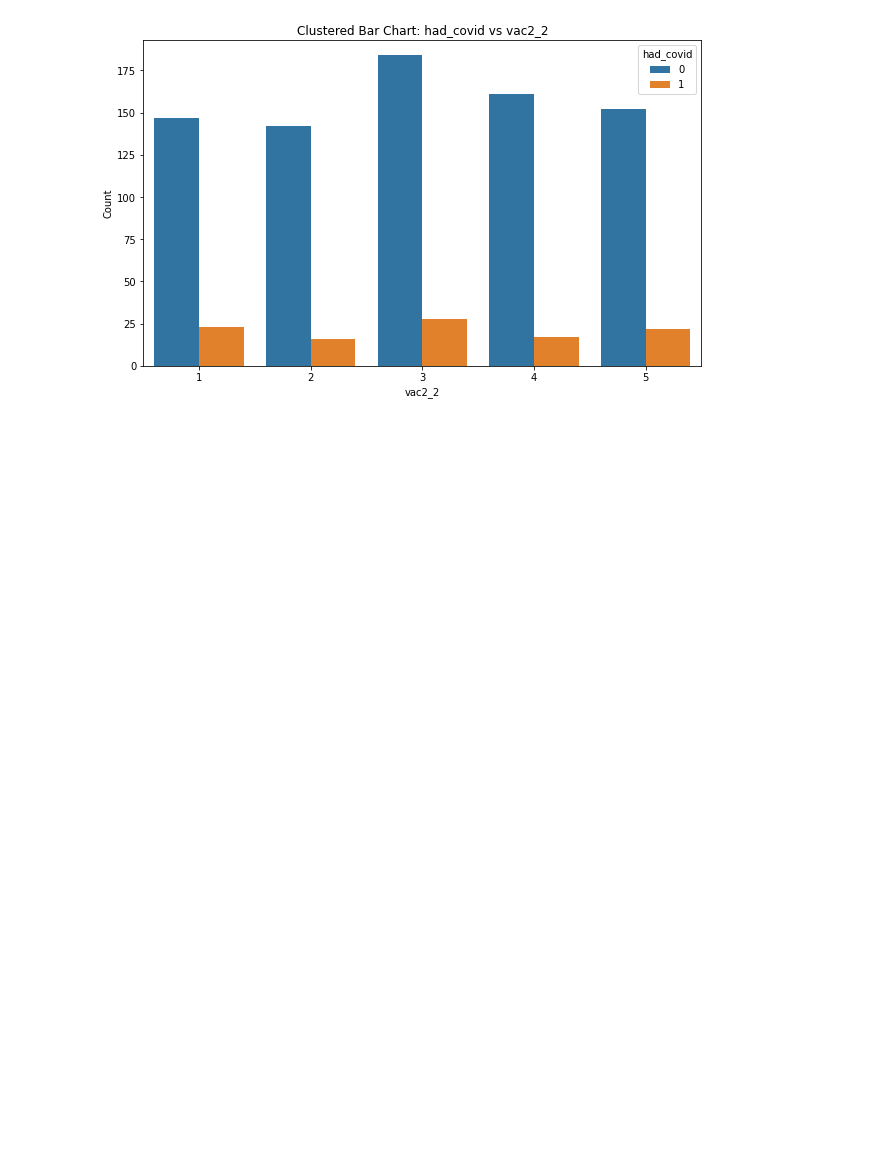
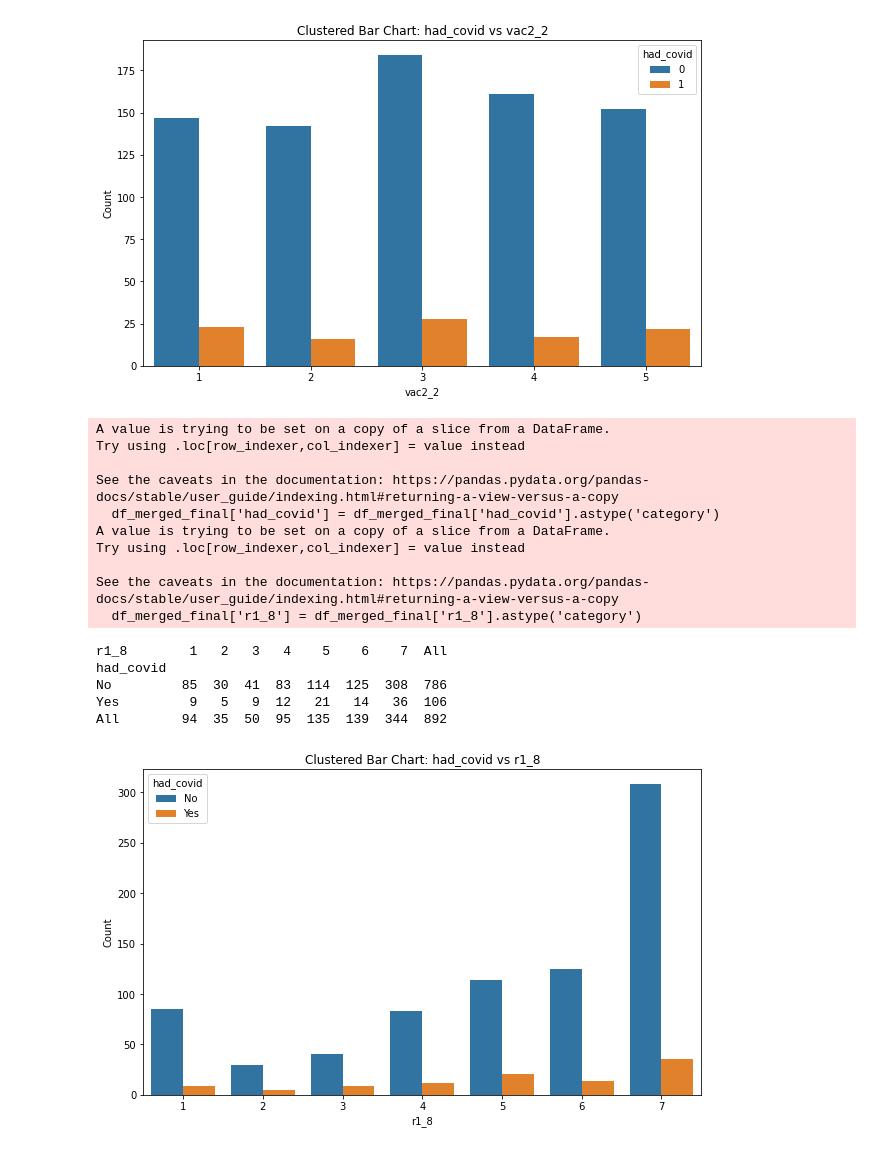
Before and after one commit to eren006/team_11_ML_gp1, a Jupyter notebook: ML_Analytics_GA1.ipynb, the cells around one changed output. Cells and saved outputs as stored; diff of their text form; code cells hidden in the pictures; blank space fills up the shorter version.

```diff
--- a/ML_Analytics_GA1.ipynb
+++ b/ML_Analytics_GA1.ipynb
@@ -995,3 +995,31 @@ had_covid
 1           23   16   28   17   22  106
 All        170  158  212  178  174  892
 [figure]
+# %%
+df_merged_final['had_covid'] = df_merged_final['had_covid'].astype('category')
+df_merged_final['r1_8'] = df_merged_final['r1_8'].astype('category')
+cross_tab = pd.crosstab(df_merged_final['had_covid'], df_merged_final['r1_8'], margins=True)
+print(cross_tab)
+plt.figure(figsize=(10, 6))
+sns.countplot(x='r1_8', hue='had_covid', data=df_merged_final)
+plt.title('Clustered Bar Chart: had_covid vs r1_8')
+plt.xlabel('r1_8')
+plt.ylabel('Count')
+plt.show()
+# %% [output]
+A value is trying to be set on a copy of a slice from a DataFrame.
+Try using .loc[row_indexer,col_indexer] = value instead
+
+See the caveats in the documentation: https://pandas.pydata.org/pandas-docs/stable/user_guide/indexing.html#returning-a-view-versus-a-copy
+  df_merged_final['had_covid'] = df_merged_final['had_covid'].astype('category')
+A value is trying to be set on a copy of a slice from a DataFrame.
+Try using .loc[row_indexer,col_indexer] = value instead
+
+See the caveats in the documentation: https://pandas.pydata.org/pandas-docs/stable/user_guide/indexing.html#returning-a-view-versus-a-copy
+  df_merged_final['r1_8'] = df_merged_final['r1_8'].astype('category')
+r1_8        1   2   3   4    5    6    7  All
+had_covid
+No         85  30  41  83  114  125  308  786
+Yes         9   5   9  12   21   14   36  106
+All        94  35  50  95  135  139  344  892
+[figure, added]
```
